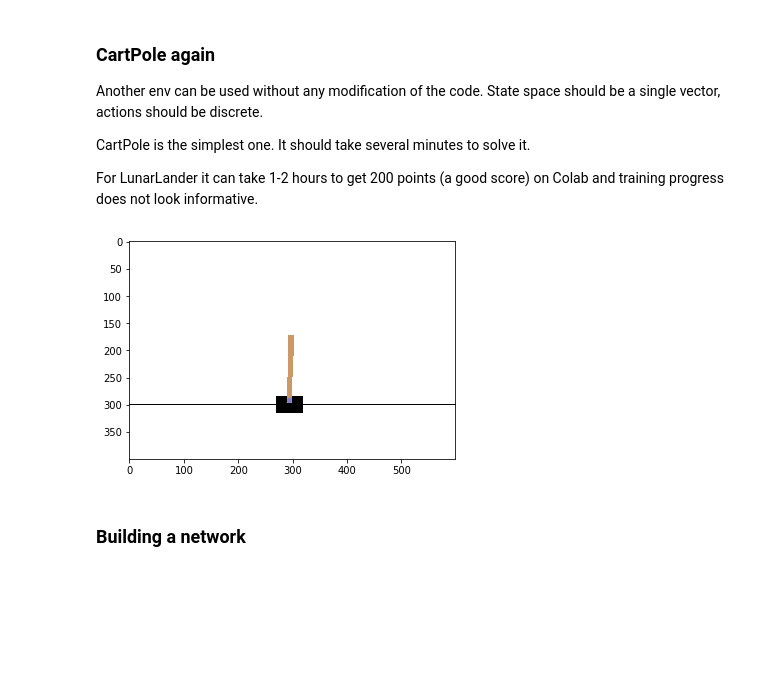
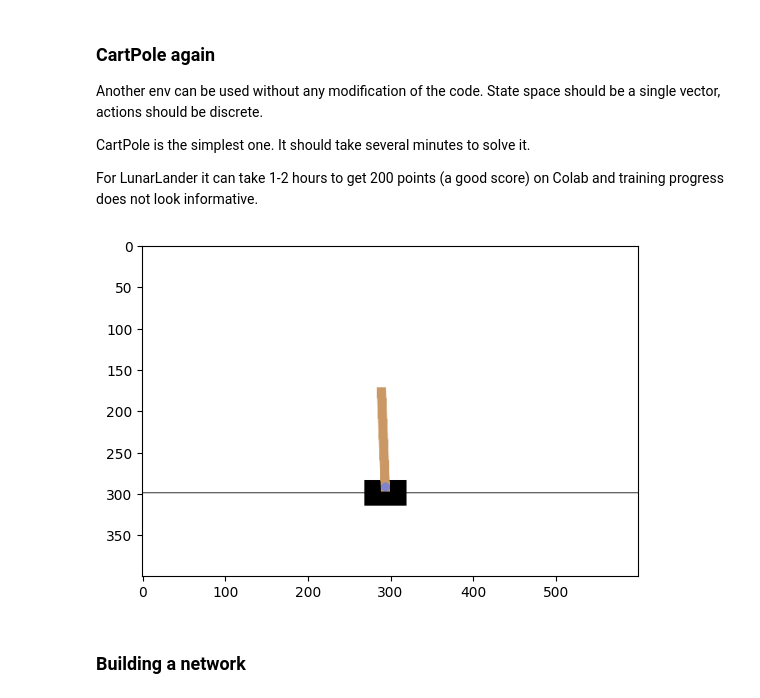
Before and after one commit to brayandm/deep-learning-in-applications-homeworks, a Jupyter notebook: hw03_dqn/lab03_dqn.ipynb, the cells around one changed output. Drawn from its saved outputs; the diff is of its cells as text; code cells hidden in the pictures; blank space fills up the shorter version.

```diff
--- a/hw03_dqn/lab03_dqn.ipynb
+++ b/hw03_dqn/lab03_dqn.ipynb
@@ -193,17 +197,17 @@ ENV_NAME = 'CartPole-v1'
 
 def make_env(seed=None):
     # some envs are wrapped with a time limit wrapper by default
-    env = gym.make(ENV_NAME).unwrapped
+    env = gym.make(ENV_NAME, render_mode="rgb_array").unwrapped
     if seed is not None:
         env.seed(seed)
     return env
 # %%
 env = make_env()
 env.reset()
-plt.imshow(env.render("rgb_array"))
+plt.imshow(env.render())
 state_shape, n_actions = env.observation_space.shape, env.action_space.n
 # %% [output]
-[figure, old version]
+[figure, new version]
 # %% [markdown]
 ### Building a network
 # %% [markdown]
```
Also changed, not shown: parts of 9 cells of this notebook.
